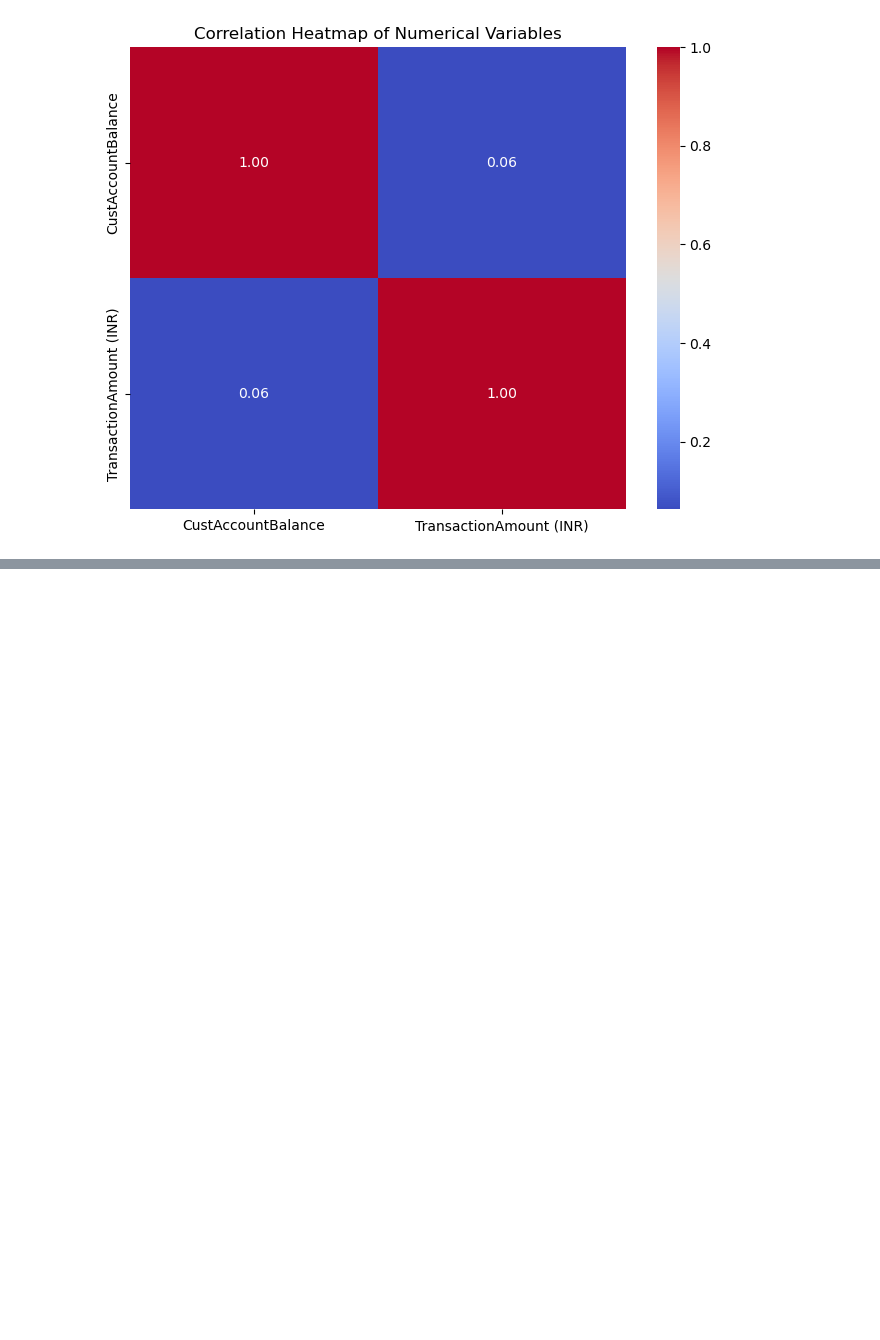
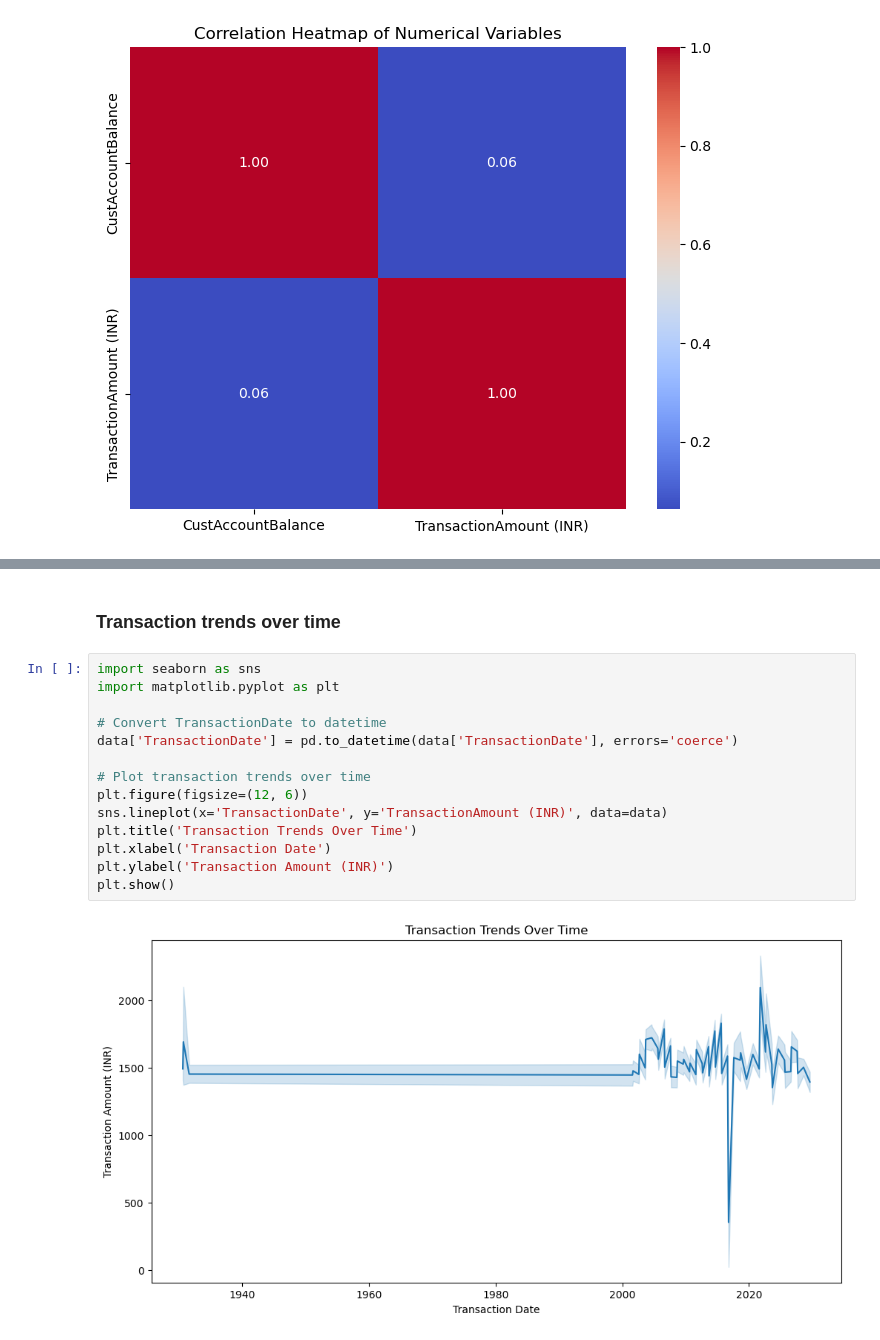
Before and after one commit to Kainan-Liu/DSAA5002-FinalProject, a Jupyter notebook: src/Q6/plot.ipynb, the cells around one changed output, grey strips where cells are left out. Cells and saved outputs as stored; diff of their text form; blank space fills up the shorter version.

```diff
--- a/src/Q6/plot.ipynb
+++ b/src/Q6/plot.ipynb
@@ -99,3 +108,21 @@ plt.title('Correlation Heatmap of All Variables')
 plt.show()
 # %% [output]
 [figure]
+# %% [markdown]
+### Transaction trends over time
+# %%
+import seaborn as sns
+import matplotlib.pyplot as plt
+
+# Convert TransactionDate to datetime
+data['TransactionDate'] = pd.to_datetime(data['TransactionDate'], errors='coerce')
+
+# Plot transaction trends over time
+plt.figure(figsize=(12, 6))
+sns.lineplot(x='TransactionDate', y='TransactionAmount (INR)', data=data)
+plt.title('Transaction Trends Over Time')
+plt.xlabel('Transaction Date')
+plt.ylabel('Transaction Amount (INR)')
+plt.show()
+# %% [output]
+[figure, added]
```
Also changed, not shown: parts of 17 cells of this notebook, 1 other file.
